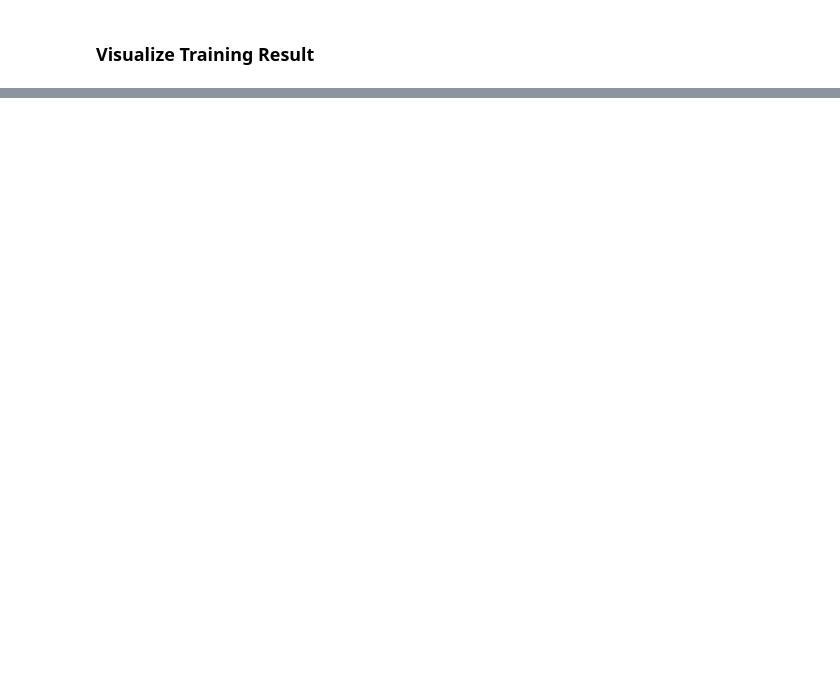
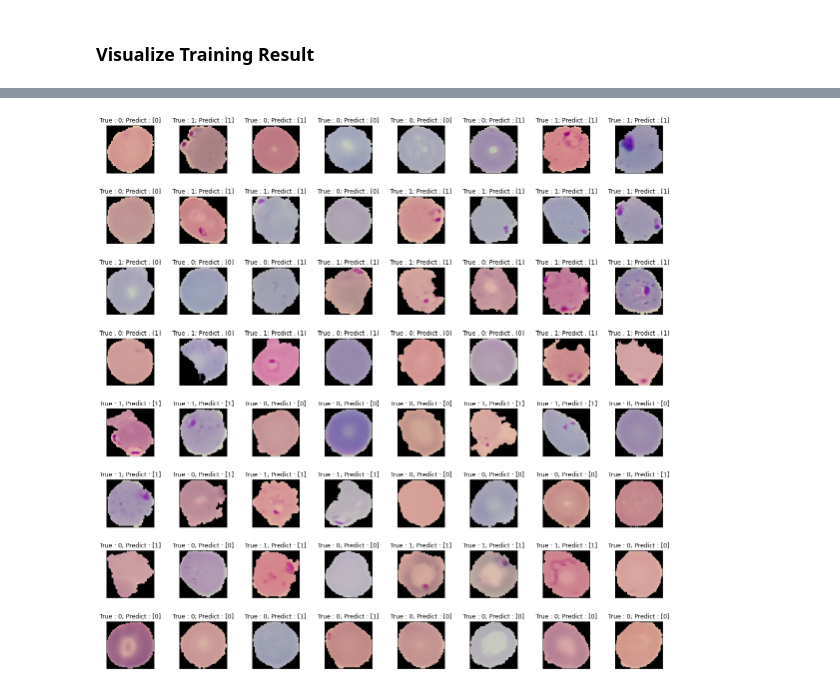
Before and after one commit to syifanurul/Malaria-Cells-Image-Recognition, a Jupyter notebook: Malaria_Cell_Image.ipynb, the cells around one changed output, grey strips where cells are left out. Cells and saved outputs as stored; diff of their text form; code cells hidden in the pictures; blank space fills up the shorter version.

```diff
--- a/Malaria_Cell_Image.ipynb
+++ b/Malaria_Cell_Image.ipynb
@@ -332,0 +347,18 @@ def conc_model(model):
+# %%
+y_pred = model.predict(X_test)
+y_pred = np.where(y_pred > 0.5, 1, 0)
+
+plt.figure(num = 1, figsize = (20,20))
+
+for n in range (1,65) :
+  val = np.random.randint(0, X_test.shape[0], 1)
+  plt.subplot(8, 8, n)
+  plt.subplots_adjust(wspace = 0.5, hspace = 0.5)
+  plt.imshow(X_test[val[0]])
+  plt.title('True : {}; Predict : {}'.format(Y_test[val[0]], y_pred[val[0]]))
+  plt.yticks([])
+  plt.xticks([])
+
+plt.show()
+# %% [output]
+[figure, added]
```
Also changed, not shown: parts of 14 cells of this notebook.
